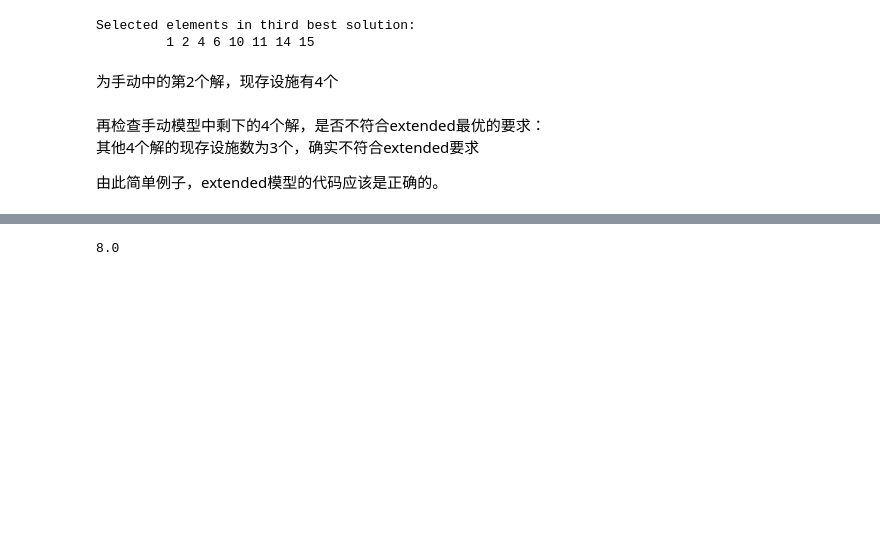
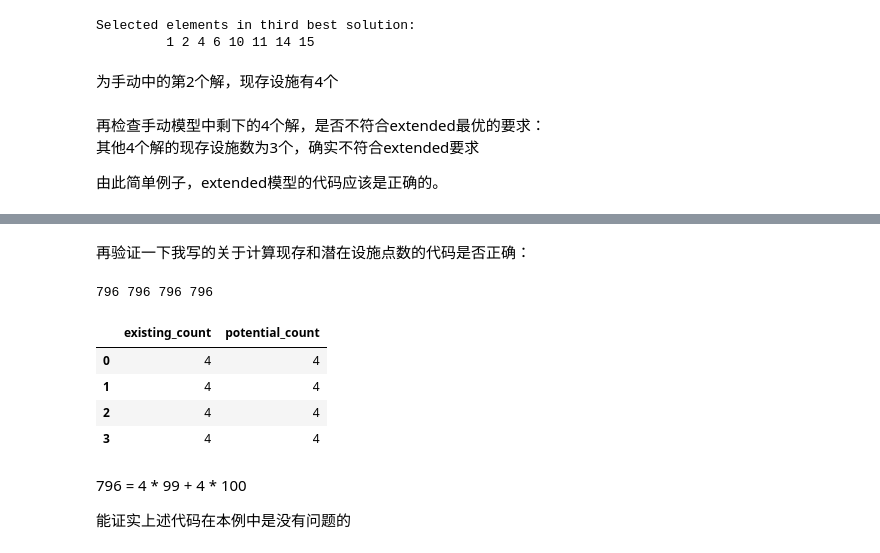
Before and after one commit to rongboxu/LSCP-with-Gurobi, a Jupyter notebook: 0713update/LSCP easy example.ipynb, the cells around one changed output, grey strips where cells are left out. Drawn from its saved outputs; the diff is of its cells as text; code cells hidden in the pictures; blank space fills up the shorter version.

```diff
--- a/0713update/LSCP easy example.ipynb
+++ b/0713update/LSCP easy example.ipynb
@@ -467,4 +444,43 @@ lscp.facility_client_array()
-# %%
-lscp.problem.objective.value()
-# %% [output]
-8.0
+# %% [markdown]
+再验证一下我写的关于计算现存和潜在设施点数的代码是否正确：
+# %%
+# Print objective values of solutions
+for e in range(4):
+    m_extended.setParam(GRB.Param.SolutionNumber, e)
+    print('%g ' % m_extended.PoolObjVal, end='')
+    if e % 15 == 14:
+        print('')
+print('')
+# %% [output]
+796 796 796 796
+# %%
+summary_extended = pandas.DataFrame(columns=['existing_count', 'potential_count'], index=range(4))
+# %%
+for n in range(4):
+    m_extended.setParam(GRB.Param.SolutionNumber, n)
+
+    #一共8个existing facilities；计算序号小于等于7的有多少个
+    sum = 0
+    for j in range(8):
+        if select_extended[j].Xn >= 1.0:
+            sum = sum + 1
+    summary_extended.iloc[n,0] = sum
+
+    #计算potential sites数量
+    sum_potential = 0
+    for j in range(8, num_facilities):
+        if select_extended[j].Xn >= 1.0:
+            sum_potential = sum_potential + 1
+    summary_extended.iloc[n,1] = sum_potential
+# %%
+summary_extended
+# %% [output]
+|  | existing_count | potential_count |
+| 0 | 4 | 4 |
+| 1 | 4 | 4 |
+| 2 | 4 | 4 |
+| 3 | 4 | 4 |
+# %% [markdown]
+796 = 4 * 99 + 4 * 100
+
+能证实上述代码在本例中是没有问题的
```
Also changed, not shown: parts of 6 cells of this notebook.
